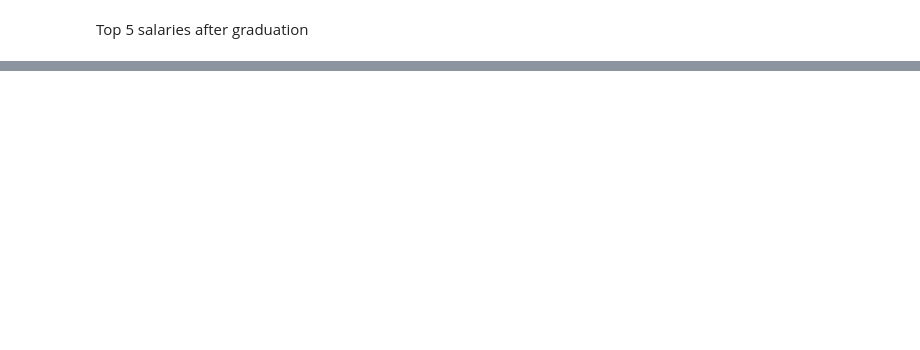
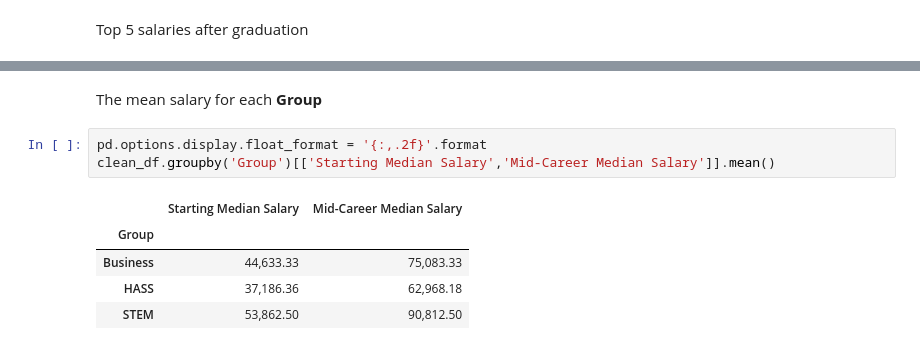
Before and after one commit to Zamir29/100-days-of-Python, a Jupyter notebook: day_72/main.ipynb, the cells around one changed output, grey strips where cells are left out. Drawn from its saved outputs; the diff is of its cells as text; blank space fills up the shorter version.

Commit message:
(day_72): implemented Grouping & Pivoting with .groupby() and .mean()

```diff
--- a/day_72/main.ipynb
+++ b/day_72/main.ipynb
@@ -245,0 +263,11 @@ clean_df[['Undergraduate Major', 'Mid-Career Median Salary']].sort_values(by='Mi
+# %% [markdown]
+The mean salary for each **Group**
+# %%
+pd.options.display.float_format = '{:,.2f}'.format
+clean_df.groupby('Group')[['Starting Median Salary','Mid-Career Median Salary']].mean()
+# %% [output]
+|  | Starting Median Salary | Mid-Career Median Salary |
+| Group |  |  |
+| Business | 44,633.33 | 75,083.33 |
+| HASS | 37,186.36 | 62,968.18 |
+| STEM | 53,862.50 | 90,812.50 |
```
Also changed, not shown: parts of 15 cells of this notebook.
